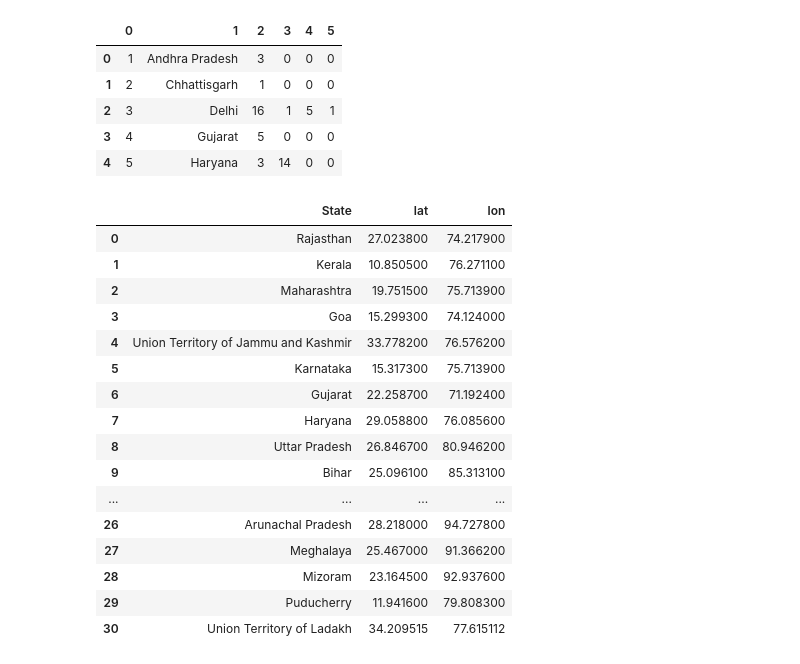
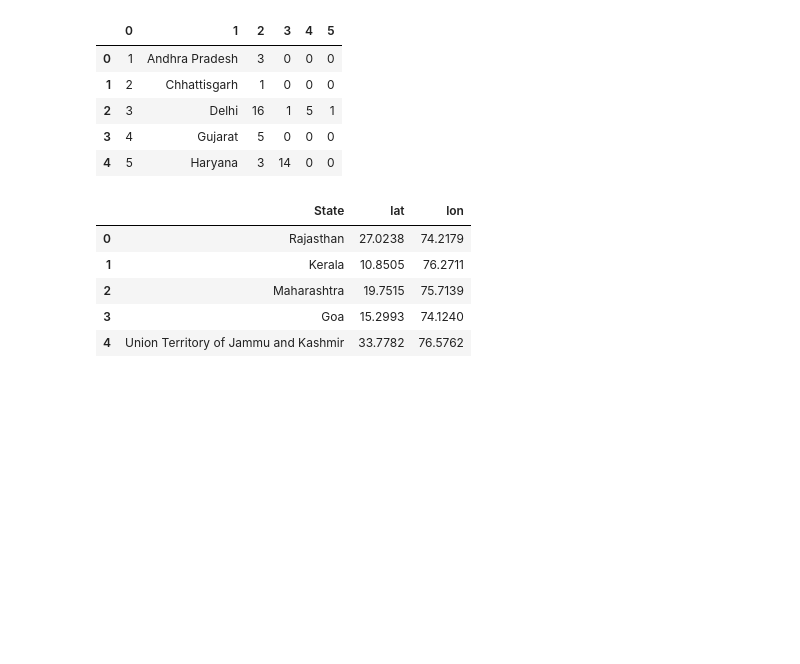
Before and after one commit to aniruddhakal/India-Covid-19-RestAPI, a Jupyter notebook: Notebooks/Plotting Data on Map.ipynb, the cells around one changed output. Drawn from its saved outputs; the diff is of its cells as text; code cells hidden in the pictures; blank space fills up the shorter version.

```diff
--- a/Notebooks/Plotting Data on Map.ipynb
+++ b/Notebooks/Plotting Data on Map.ipynb
@@ -18,25 +18,14 @@ response_df.head()
 | 4 | 5 | Haryana | 3 | 14 | 0 | 0 |
 # %%
 indian_states_df = pd.read_csv('../data/Indian_States.csv')
-indian_states_df
+indian_states_df.head()
 # %% [output]
 |  | State | lat | lon |
-| 0 | Rajasthan | 27.023800 | 74.217900 |
-| 1 | Kerala | 10.850500 | 76.271100 |
-| 2 | Maharashtra | 19.751500 | 75.713900 |
-| 3 | Goa | 15.299300 | 74.124000 |
-| 4 | Union Territory of Jammu and Kashmir | 33.778200 | 76.576200 |
-| 5 | Karnataka | 15.317300 | 75.713900 |
-| 6 | Gujarat | 22.258700 | 71.192400 |
-| 7 | Haryana | 29.058800 | 76.085600 |
-| 8 | Uttar Pradesh | 26.846700 | 80.946200 |
-| 9 | Bihar | 25.096100 | 85.313100 |
-| ... | ... | ... | ... |
-| 26 | Arunachal Pradesh | 28.218000 | 94.727800 |
-| 27 | Meghalaya | 25.467000 | 91.366200 |
-| 28 | Mizoram | 23.164500 | 92.937600 |
-| 29 | Puducherry | 11.941600 | 79.808300 |
-| 30 | Union Territory of Ladakh | 34.209515 | 77.615112 |
+| 0 | Rajasthan | 27.0238 | 74.2179 |
+| 1 | Kerala | 10.8505 | 76.2711 |
+| 2 | Maharashtra | 19.7515 | 75.7139 |
+| 3 | Goa | 15.2993 | 74.1240 |
+| 4 | Union Territory of Jammu and Kashmir | 33.7782 | 76.5762 |
 # %%
 def read_state_info(row):
     state = row['State']
```
Also changed, not shown: parts of 2 cells of this notebook.
